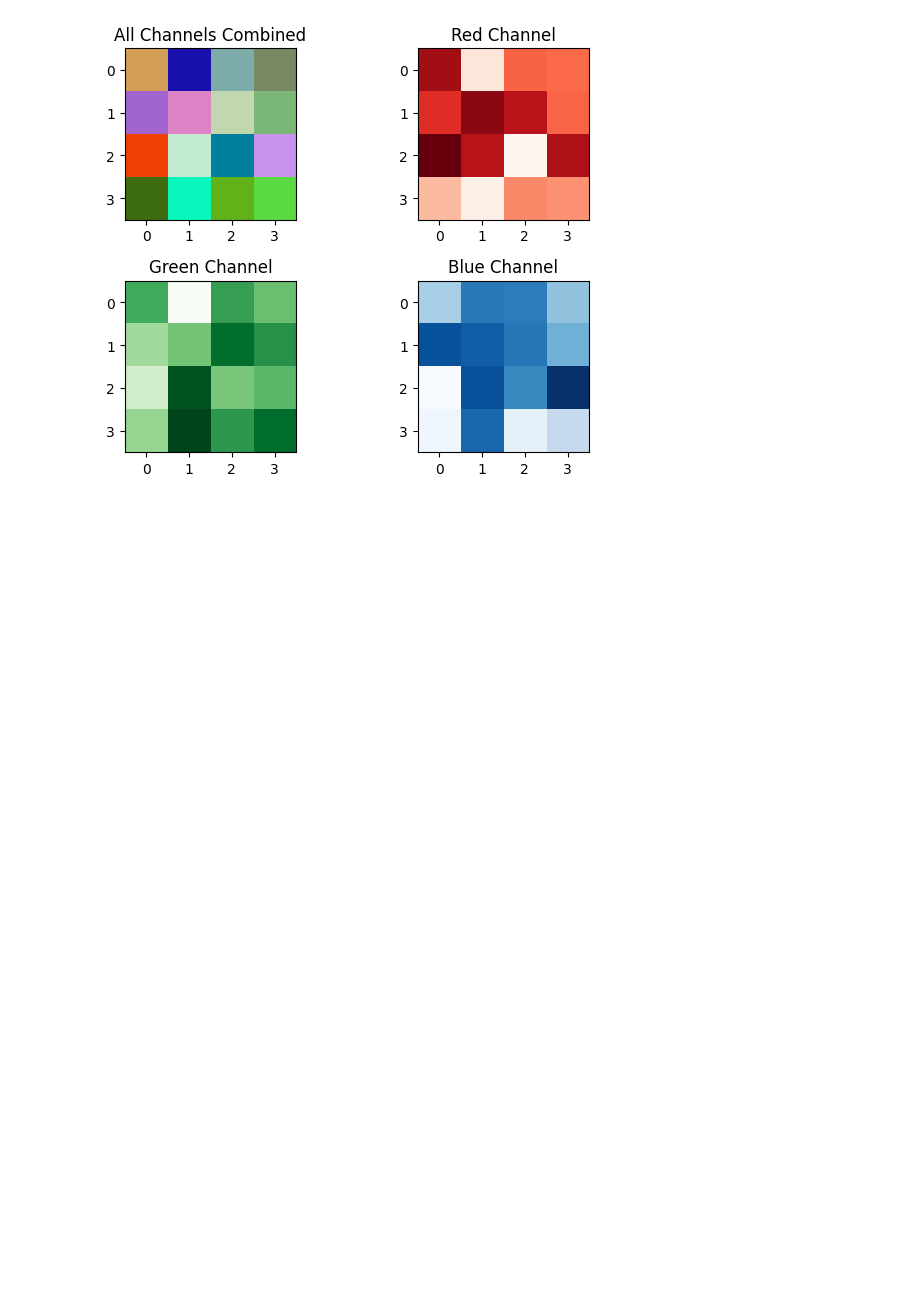
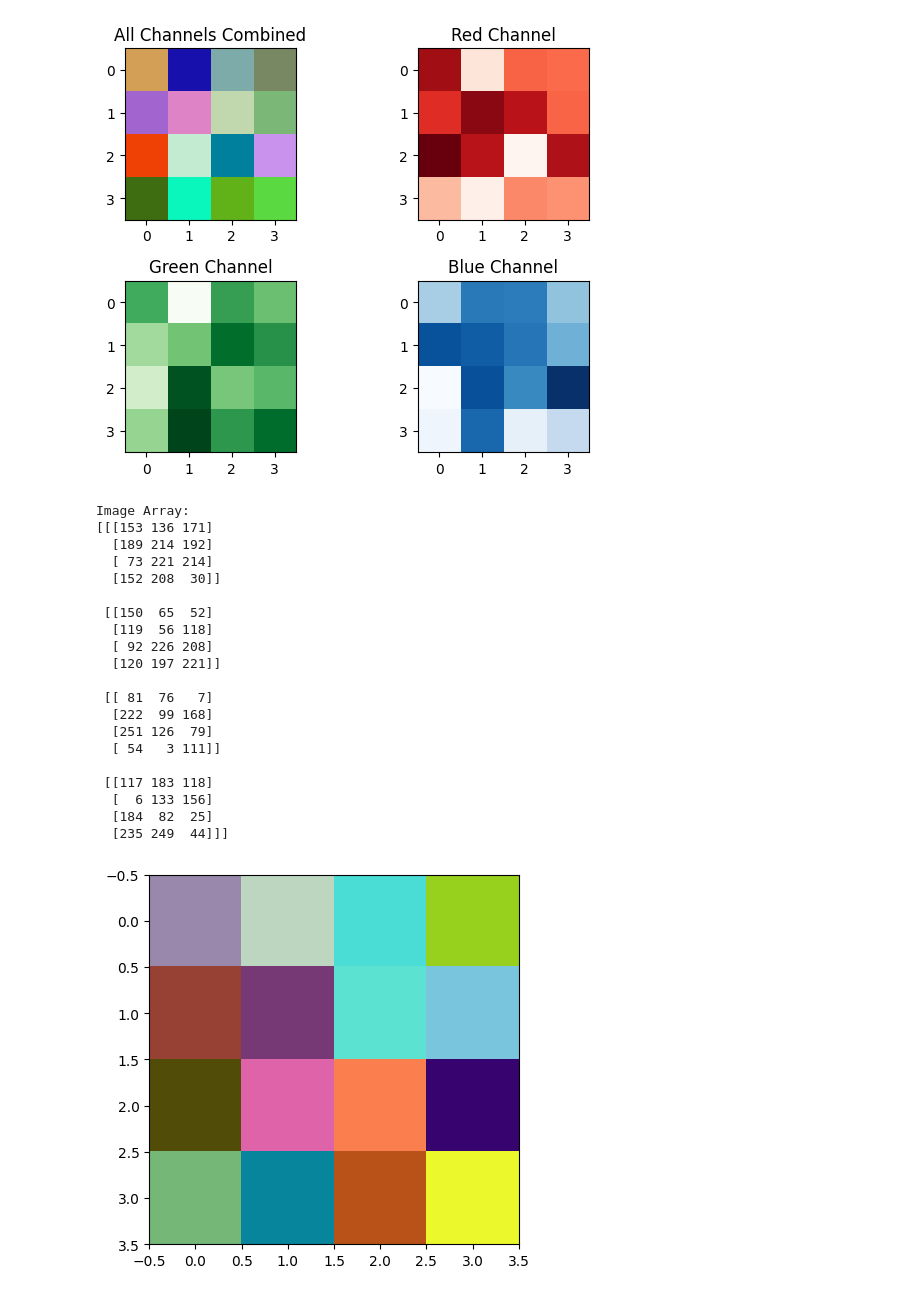
Before and after one commit to KeshavFTW099/ArtificalAdvanced_NeuralNetworks, a Jupyter notebook: ColourImages_&CNN.ipynb, the cells around one changed output. Drawn from its saved outputs; the diff is of its cells as text; code cells hidden in the pictures; blank space fills up the shorter version.

```diff
--- a/ColourImages_&CNN.ipynb
+++ b/ColourImages_&CNN.ipynb
@@ -66,3 +66,39 @@ plt.tight_layout()
 plt.show()
 # %% [output]
 [figure]
+# %%
+import numpy as np
+import matplotlib.pyplot as plt
+
+from tensorflow.keras.layers import Conv2D
+from scipy import misc
+
+# Create a random RGB image
+img = np.random.randint(0, 256, size=(4, 4, 3), dtype=np.uint8)
+
+print("Image Array:")
+print(img)
+imgshow = plt.imshow(img)
+plt.show()
+# %% [output]
+Image Array:
+[[[153 136 171]
+  [189 214 192]
+  [ 73 221 214]
+  [152 208  30]]
+
+ [[150  65  52]
+  [119  56 118]
+  [ 92 226 208]
+  [120 197 221]]
+
+ [[ 81  76   7]
+  [222  99 168]
+  [251 126  79]
+  [ 54   3 111]]
+
+ [[117 183 118]
+  [  6 133 156]
+  [184  82  25]
+  [235 249  44]]]
+[figure, added]
```
Also changed, not shown: parts of 2 cells of this notebook.
